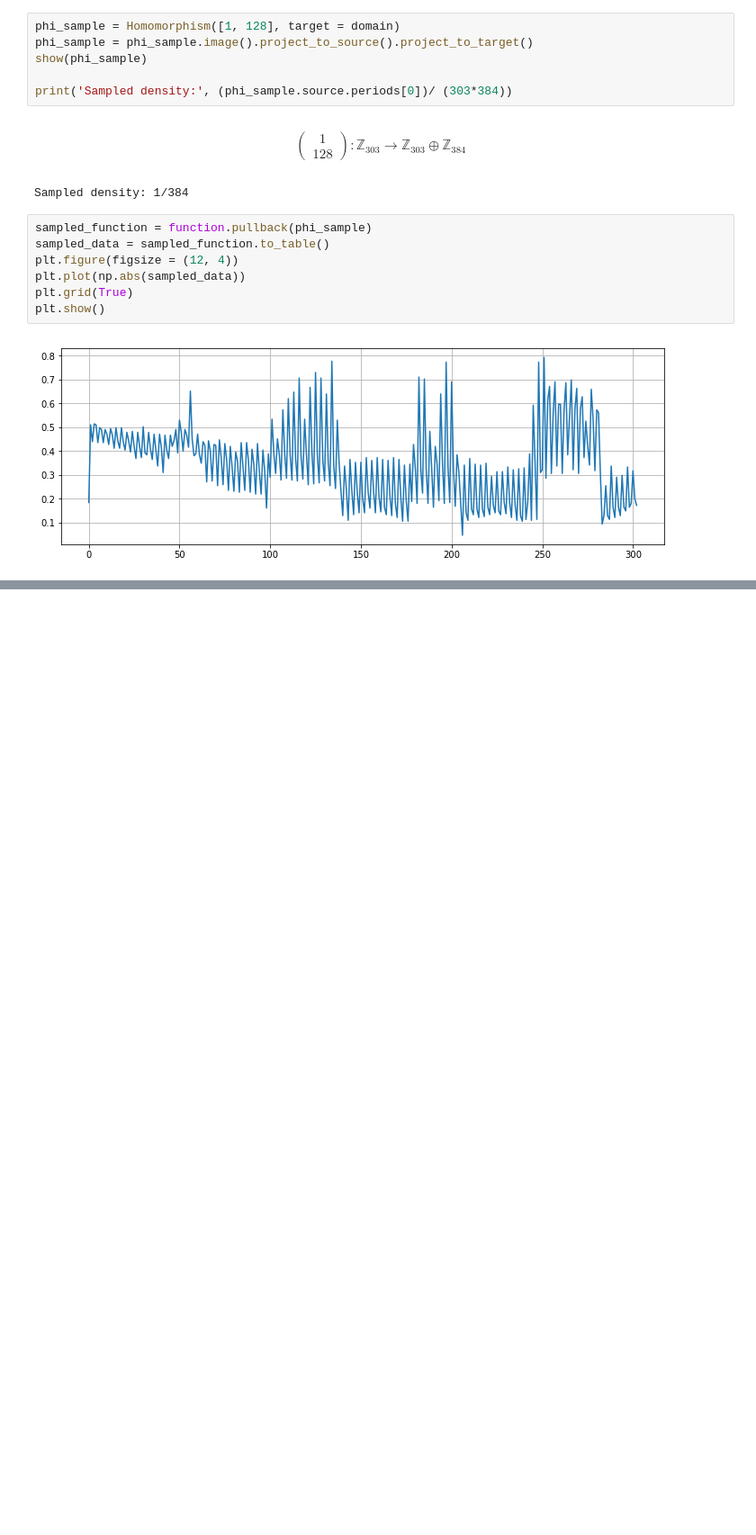
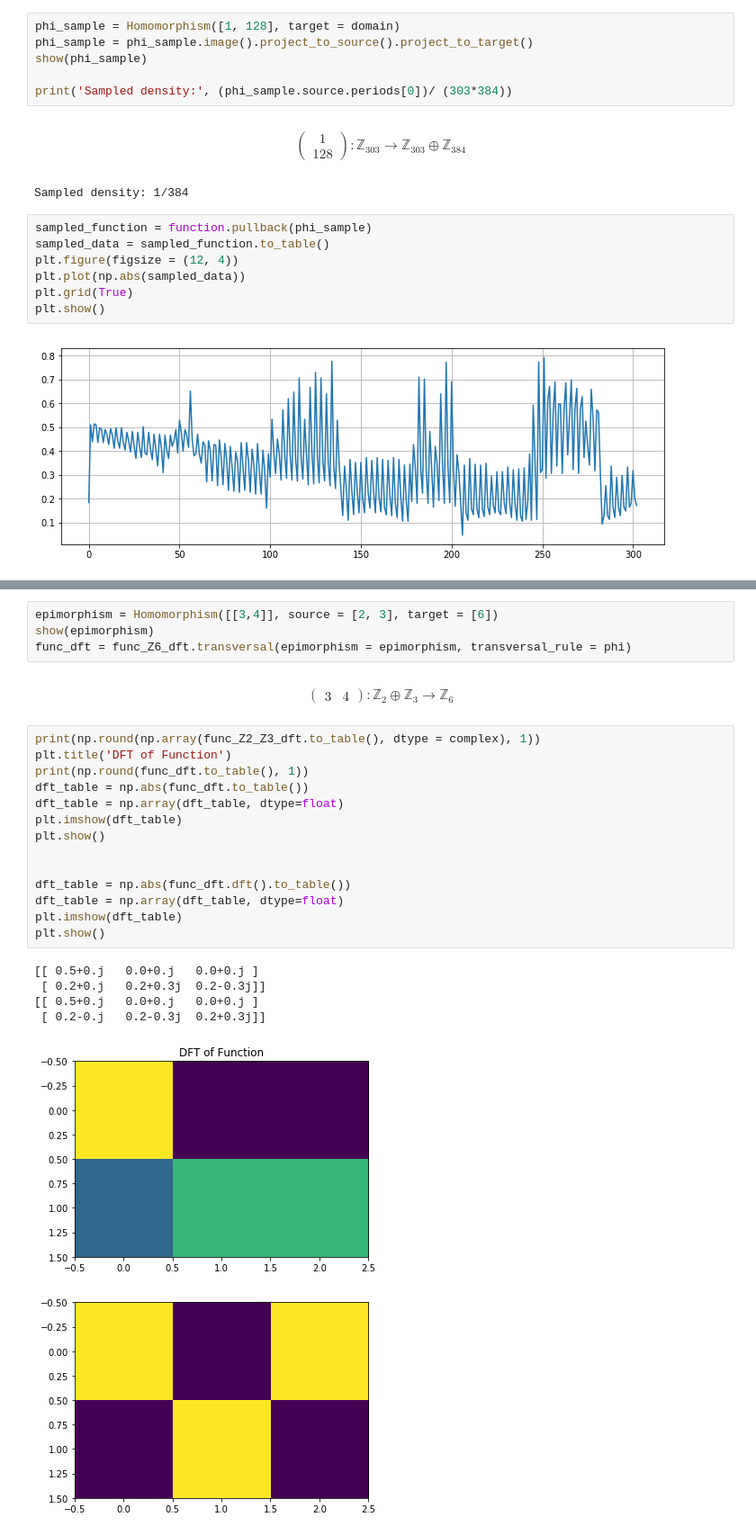
Before and after one commit to tommyod/abelian, a Jupyter notebook: docs/notebooks/fourier_series.ipynb, the cells around one changed output, grey strips where cells are left out. Shown at 90% size. Saved outputs shown, nothing was run; the diff lists cells and outputs as text; blank space fills up the shorter version.

```diff
--- a/docs/notebooks/fourier_series.ipynb
+++ b/docs/notebooks/fourier_series.ipynb
@@ -155,0 +216,27 @@ plt.show()
+# %%
+epimorphism = Homomorphism([[3,4]], source = [2, 3], target = [6])
+show(epimorphism)
+func_dft = func_Z6_dft.transversal(epimorphism = epimorphism, transversal_rule = phi)
+# %% [output]
+$$\begin{pmatrix}3 & 4\end{pmatrix}:\mathbb{Z}_{2} \oplus \mathbb{Z}_{3} \to \mathbb{Z}_{6}$$
+# %%
+print(np.round(np.array(func_Z2_Z3_dft.to_table(), dtype = complex), 1))
+plt.title('DFT of Function')
+print(np.round(func_dft.to_table(), 1))
+dft_table = np.abs(func_dft.to_table())
+dft_table = np.array(dft_table, dtype=float)
+plt.imshow(dft_table)
+plt.show()
+
+
+dft_table = np.abs(func_dft.dft().to_table())
+dft_table = np.array(dft_table, dtype=float)
+plt.imshow(dft_table)
+plt.show()
+# %% [output]
+[[ 0.5+0.j   0.0+0.j   0.0+0.j ]
+ [ 0.2+0.j   0.2+0.3j  0.2-0.3j]]
+[[ 0.5+0.j   0.0+0.j   0.0+0.j ]
+ [ 0.2-0.j   0.2-0.3j  0.2+0.3j]]
+[figure, added]
+[figure, added]
```
Also changed, not shown: parts of 30 cells of this notebook, 6 other files.
